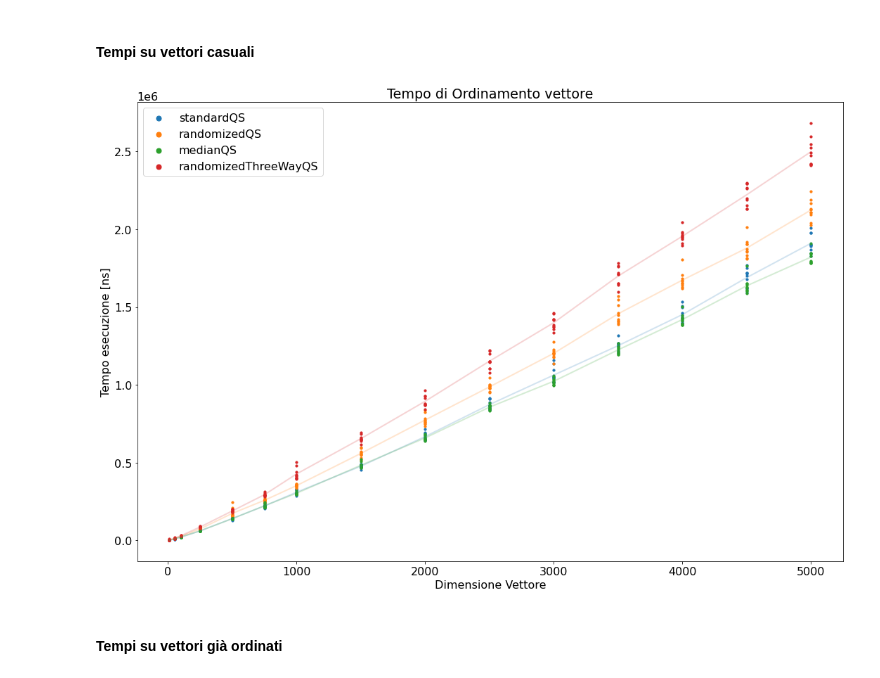
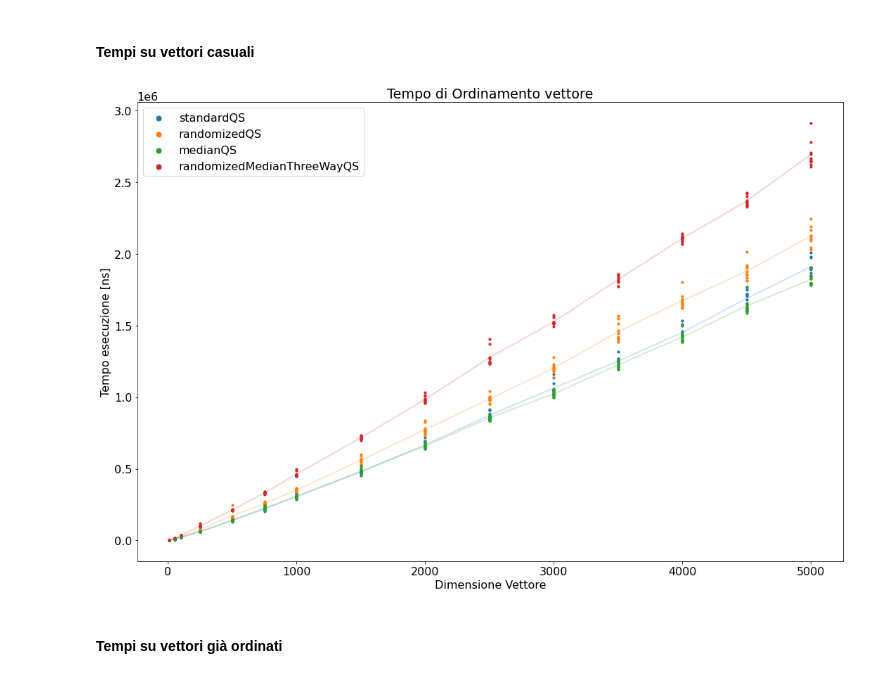
Before and after one commit to EdoardoTronconi/ProgettoSDA, a Jupyter notebook: Notebook/SDA.ipynb, the cells around one changed output. Drawn from its saved outputs; the diff is of its cells as text; code cells hidden in the pictures.

```diff
--- a/Notebook/SDA.ipynb
+++ b/Notebook/SDA.ipynb
@@ -297,10 +297,10 @@ ALGORITMI_QS = ['standardQS','randomizedQS','medianQS','randomizedMedianQS','thr
 #### Tempi su vettori casuali
 # %%
 plot_times_QS(resultsQS,
-              Algos=['standardQS','randomizedQS','medianQS','randomizedThreeWayQS'],
+              Algos=['standardQS','randomizedQS','medianQS','randomizedMedianThreeWayQS'],
               Sizes=SIZES_QS)
 # %% [output]
-[figure, old version]
+[figure, new version]
 # %% [markdown]
 #### Tempi su vettori già ordinati
 # %%
```
Also changed, not shown: 1 other file.
